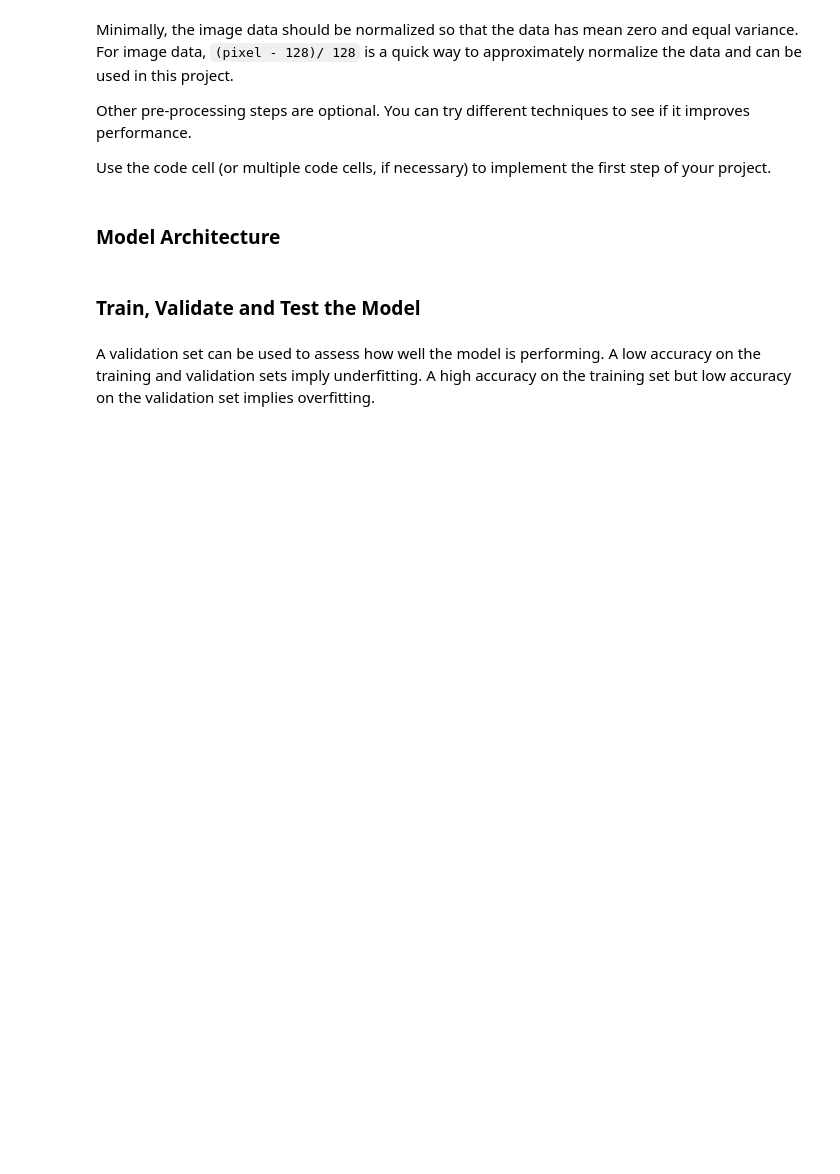
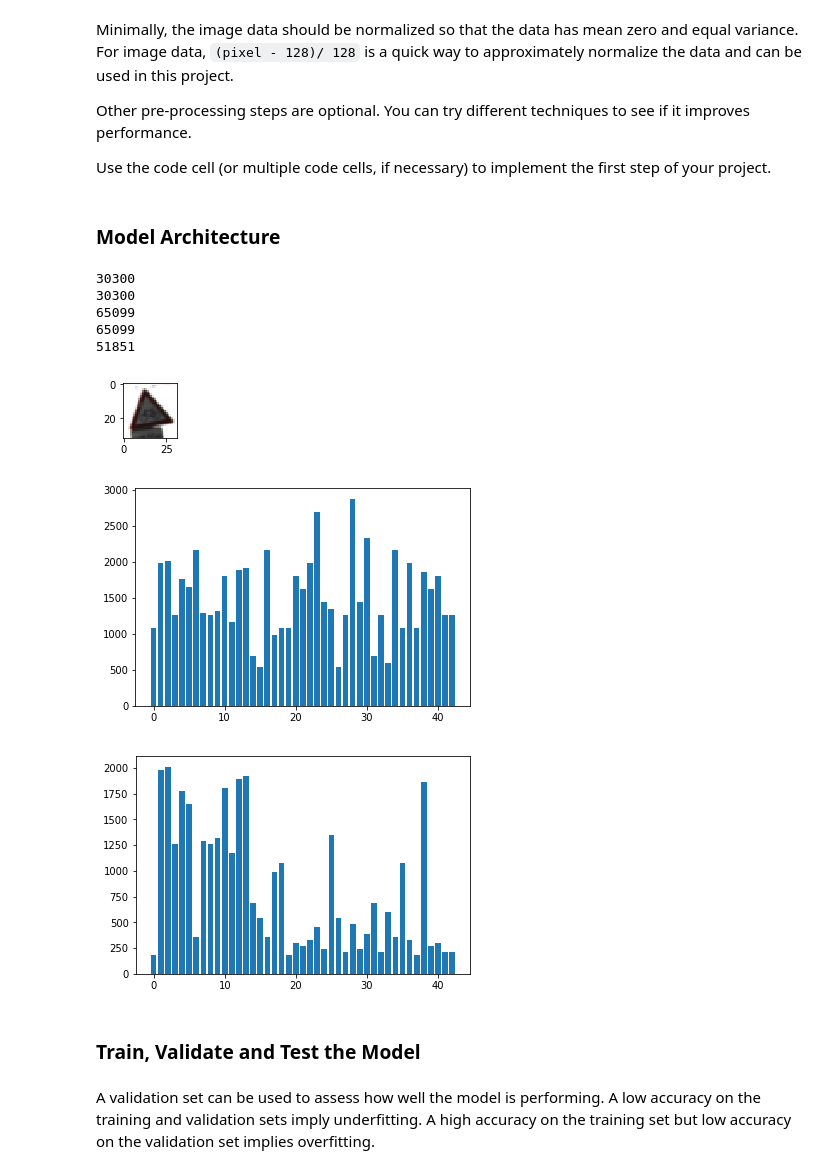
Before and after one commit to TrunksLegendary/Udacity-SDCE-CarND-Traffic-Sign-Classifier-Project, a Jupyter notebook: Traffic_Sign_Classifier.ipynb, the cells around one changed output. Cells and saved outputs as stored; diff of their text form; code cells hidden in the pictures; blank space fills up the shorter version.

```diff
--- a/Traffic_Sign_Classifier.ipynb
+++ b/Traffic_Sign_Classifier.ipynb
@@ -141,12 +155,12 @@ Use the code cell (or multiple code cells, if necessary) to implement the first
 ### converting to grayscale, etc.
 ### Feel free to use as many code cells as needed.
 
-aug1 = [np.flip(x,1) for x in X_train]
-
-Xtrain_save = np.copy(X_train)
-ytrain_save = np.copy(y_train)
-
-y_train = np.array(list(y_train) * 2)
-X_train = np.array(list(X_train) + aug1)# + aug2)
+import matplotlib.pyplot as plt
+import matplotlib.gridspec as gridspec
+import cv2
+import numpy as np
+%matplotlib inline
+import matplotlib.image as mpimg
+import tensorflow as tf
 # %% [markdown]
 ### Model Architecture
@@ -192,0 +211,57 @@ def cnn_model_fn(x):
+# %%
+from sklearn.utils import shuffle
+
+X_train, y_train = shuffle(X_train, y_train)
+data=dist_labels(y_train)
+
+X1=X_train
+y1=y_train
+xTrans=[]
+yTrans=[]
+for i in range(len(y1)):
+    if(data[y1[i]] < 500):
+        image=X1[i]
+        label=y1[i]
+        for i in range(5):
+            transImg=transform_image(image,20,10,5)
+            xTrans.append(transImg.reshape(32,32,3))
+            yTrans.append(label)
+    else:
+        continue
+
+print(len(xTrans))
+print(len(yTrans))
+
+def plot_random_img(x):
+    ind = random.randint(0, len(x))
+    plt.figure(figsize=(1,1))
+    plt.imshow(image)
+    print(ind)
+    return image
+
+Xp = np.concatenate((X_train,xTrans))
+Yp = np.concatenate((y_train,yTrans))
+
+print(len(Xp))
+print(len(Yp))
+image = plot_random_img(Xp)
+plt.show()
+plot_dist(Yp)
+plot_dist(y_train)
+
+grayscale_convertor = np.array([[0.2989],[0.5870],[0.1140]])
+xGrey = np.zeros((len(Xp),32,32,1))
+xGrey[:,:,:,] = np.dot(Xp[:,:,:,],grayscale_convertor)
+XpN = (xGrey-128.)/128.
+XvG = np.zeros((len(X_valid),32,32,1))
+XvG=np.dot(X_valid[:,:,:,],grayscale_convertor)
+XvN=(XvG-128.)/128.
+# %% [output]
+30300
+30300
+65099
+65099
+51851
+[figure, added]
+[figure, added]
+[figure, added]
```
Also changed, not shown: parts of 20 cells of this notebook, 20 other files.
